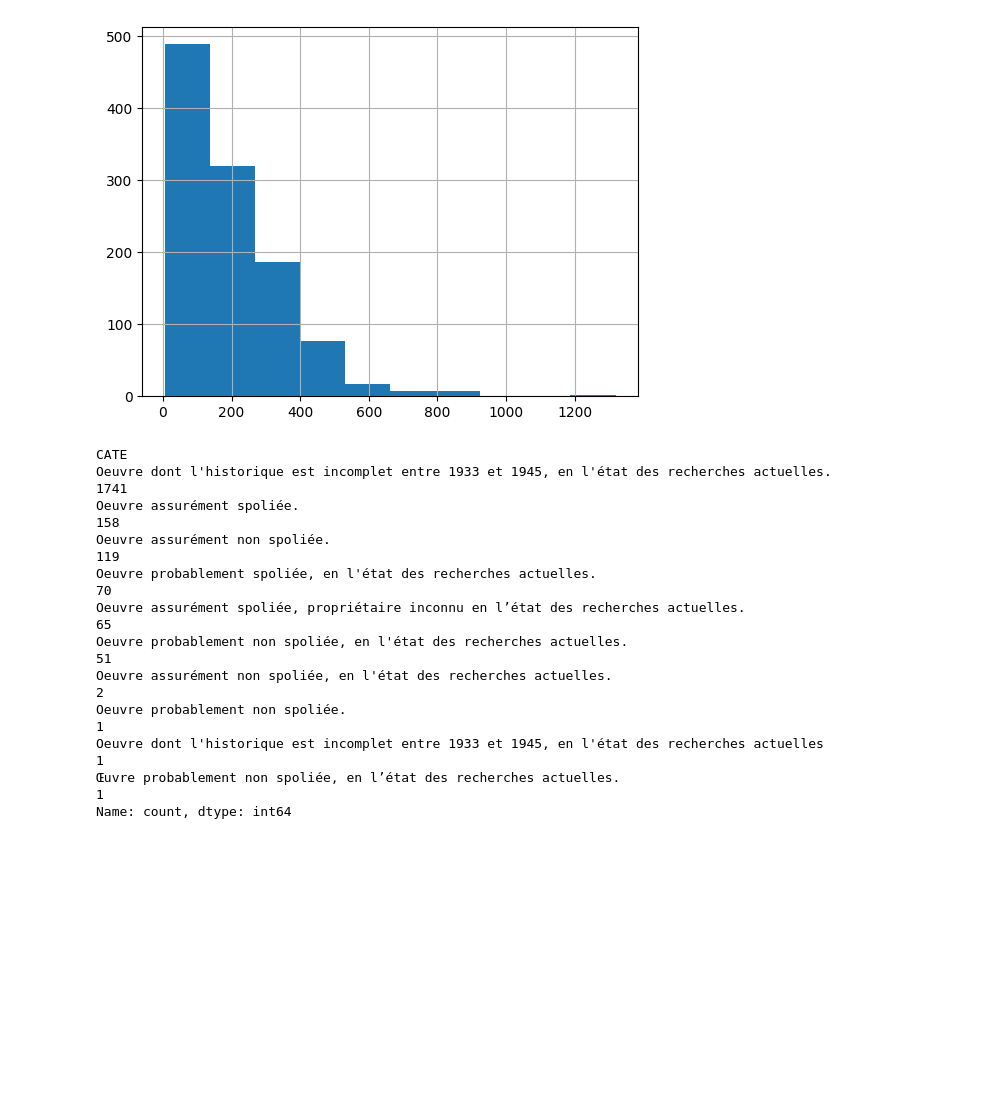
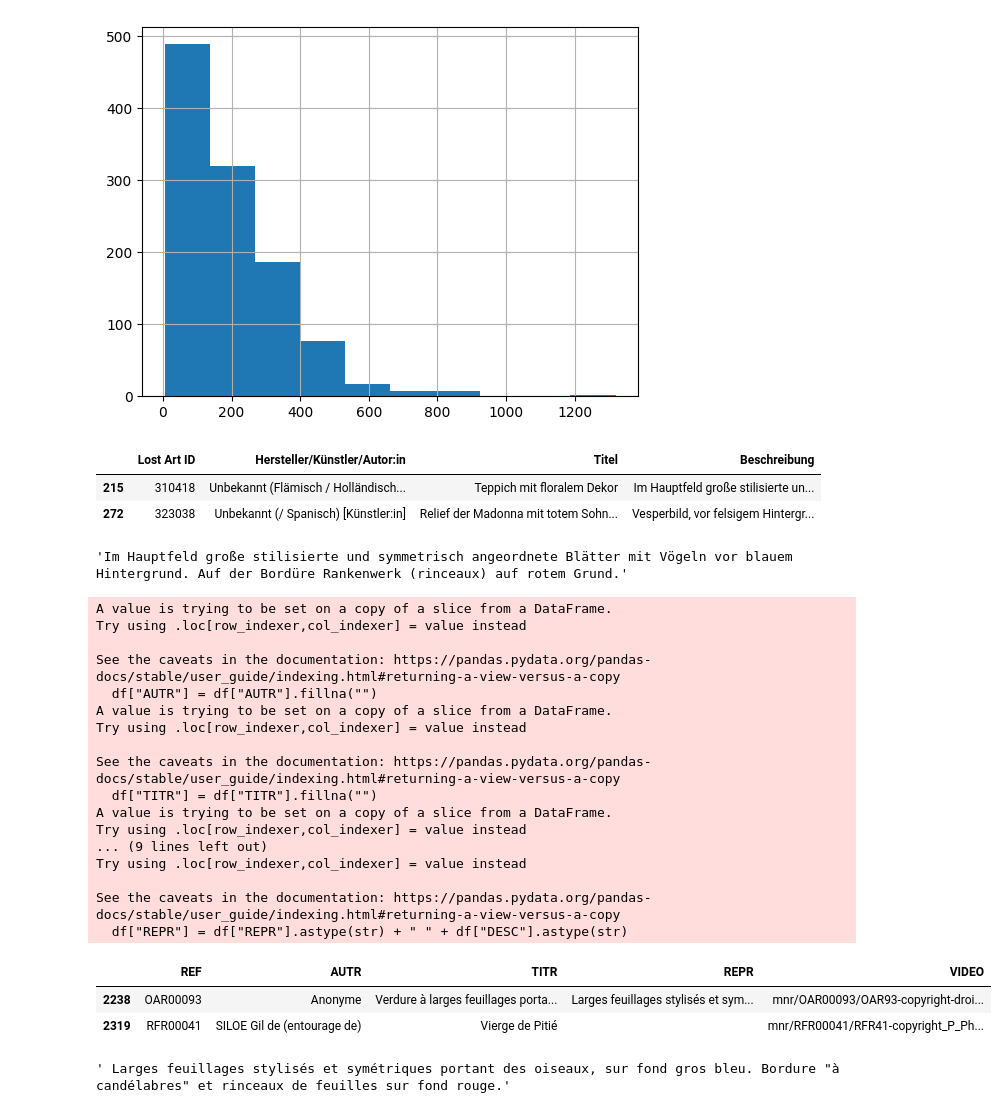
Before and after one commit to MoutetMaxime/multimodal-art-similarity, a Jupyter notebook: notebooks/data_analysis.ipynb, the cells around one changed output. Saved outputs shown, nothing was run; the diff lists cells and outputs as text; code cells hidden in the pictures; blank space fills up the shorter version.

```diff
--- a/notebooks/data_analysis.ipynb
+++ b/notebooks/data_analysis.ipynb
@@ -128,7 +131,7 @@ Total missing description: 12019 / 38497 (31.22%)
 # %% [markdown]
 MNR Rose Valland database, which contains spoliated works returned to France.
 # %%
-pop = pd.read_excel("../data/mnr_20250303_17h40m54s.ods")
+pop = pd.read_excel("../data/mnr_20250303.ods")
 pop.head()
 # %% [output]
 |  | REF | POP_COMMENTAIRES | POP_FLAGS | POP_IMPORT | AATT | AFFE | ATIT | ATTR | AUTI | ... |
@@ -187,18 +190,64 @@ Missing description:  1350 / 2456 (54.97%)
 Missing image:  59 / 2456 (2.40%)
 <Axes: >
 [figure]
-# %%
-print(pop["CATE"].value_counts())
-# %% [output]
-CATE
-Oeuvre dont l'historique est incomplet entre 1933 et 1945, en l'état des recherches actuelles.    1741
-Oeuvre assurément spoliée.                                                                         158
-Oeuvre assurément non spoliée.                                                                     119
-Oeuvre probablement spoliée, en l'état des recherches actuelles.                                    70
-Oeuvre assurément spoliée, propriétaire inconnu en l’état des recherches actuelles.                 65
-Oeuvre probablement non spoliée, en l'état des recherches actuelles.                                51
-Oeuvre assurément non spoliée, en l'état des recherches actuelles.                                   2
-Oeuvre probablement non spoliée.                                                                     1
-Oeuvre dont l'historique est incomplet entre 1933 et 1945, en l'état des recherches actuelles        1
-Œuvre probablement non spoliée, en l’état des recherches actuelles.                                  1
-Name: count, dtype: int64
+# %%
+import sys
+import os
+
+notebook_dir = os.path.dirname(os.path.abspath("__file__"))
+parent_dir = os.path.abspath(os.path.join(notebook_dir, '..'))
+sys.path.append(parent_dir)
+
+from src.utils.text_tools import keep_necessary_columns_la, find_lostart_csvs, keep_necessary_columns_mnr
+
+found2found = {
+            589707: "MNR00246",
+            589708: "MNR00253",
+            614072: "MNR00181",
+            526702: "MNR00387",
+            567247: "MNR00386",
+            429210: "MNR00707",
+            310418: "OAR00093",
+            600027: "OAR00540",
+            323038: "RFR00041"
+        }
+
+problematic_ids = [310418, 323038]
+df_la = keep_necessary_columns_la(find_lostart_csvs(list(found2found.keys()))[0])
+df_la.loc[df_la["Lost Art ID"].isin(problematic_ids)]
+# %% [output]
+|  | Lost Art ID | Hersteller/Künstler/Autor:in | Titel | Beschreibung |
+| 215 | 310418 | Unbekannt (Flämisch / Holländisch... | Teppich mit floralem Dekor | Im Hauptfeld große stilisierte un... |
+| 272 | 323038 | Unbekannt (/ Spanisch) [Künstler:in] | Relief der Madonna mit totem Sohn... | Vesperbild, vor felsigem Hintergr... |
+# %%
+df_la.loc[df_la["Lost Art ID"].isin(problematic_ids), "Beschreibung"].values[0]
+# %% [output]
+'Im Hauptfeld große stilisierte und symmetrisch angeordnete Blätter mit Vögeln vor blauem Hintergrund. Auf der Bordüre Rankenwerk (rinceaux) auf rotem Grund.'
+# %%
+df_mnr = keep_necessary_columns_mnr(pop.loc[pop["REF"].isin(list(found2found.values()))])
+df_mnr.loc[df_mnr["REF"].isin([found2found[prob_id] for prob_id in problematic_ids])]
+# %% [output]
+A value is trying to be set on a copy of a slice from a DataFrame.
+Try using .loc[row_indexer,col_indexer] = value instead
+
+See the caveats in the documentation: https://pandas.pydata.org/pandas-docs/stable/user_guide/indexing.html#returning-a-view-versus-a-copy
+  df["AUTR"] = df["AUTR"].fillna("")
+A value is trying to be set on a copy of a slice from a DataFrame.
+Try using .loc[row_indexer,col_indexer] = value instead
+
+See the caveats in the documentation: https://pandas.pydata.org/pandas-docs/stable/user_guide/indexing.html#returning-a-view-versus-a-copy
+  df["TITR"] = df["TITR"].fillna("")
+A value is trying to be set on a copy of a slice from a DataFrame.
+Try using .loc[row_indexer,col_indexer] = value instead
+... (9 lines left out)
+Try using .loc[row_indexer,col_indexer] = value instead
+
+See the caveats in the documentation: https://pandas.pydata.org/pandas-docs/stable/user_guide/indexing.html#returning-a-view-versus-a-copy
+  df["REPR"] = df["REPR"].astype(str) + " " + df["DESC"].astype(str)
+|  | REF | AUTR | TITR | REPR | VIDEO |
+| 2238 | OAR00093 | Anonyme | Verdure à larges feuillages porta... | Larges feuillages stylisés et sym... | mnr/OAR00093/OAR93-copyright-droi... |
+| 2319 | RFR00041 | SILOE Gil de (entourage de) | Vierge de Pitié |  | mnr/RFR00041/RFR41-copyright_P_Ph... |
+# %%
+df_mnr.loc[df_mnr["REF"].isin([found2found[prob_id] for prob_id in problematic_ids]), "REPR"].values[0]
+# %% [output]
+' Larges feuillages stylisés et symétriques portant des oiseaux, sur fond gros bleu. Bordure "à candélabres" et rinceaux de feuilles sur fond rouge.'
```
Also changed, not shown: parts of 5 cells of this notebook, 15 other files.
